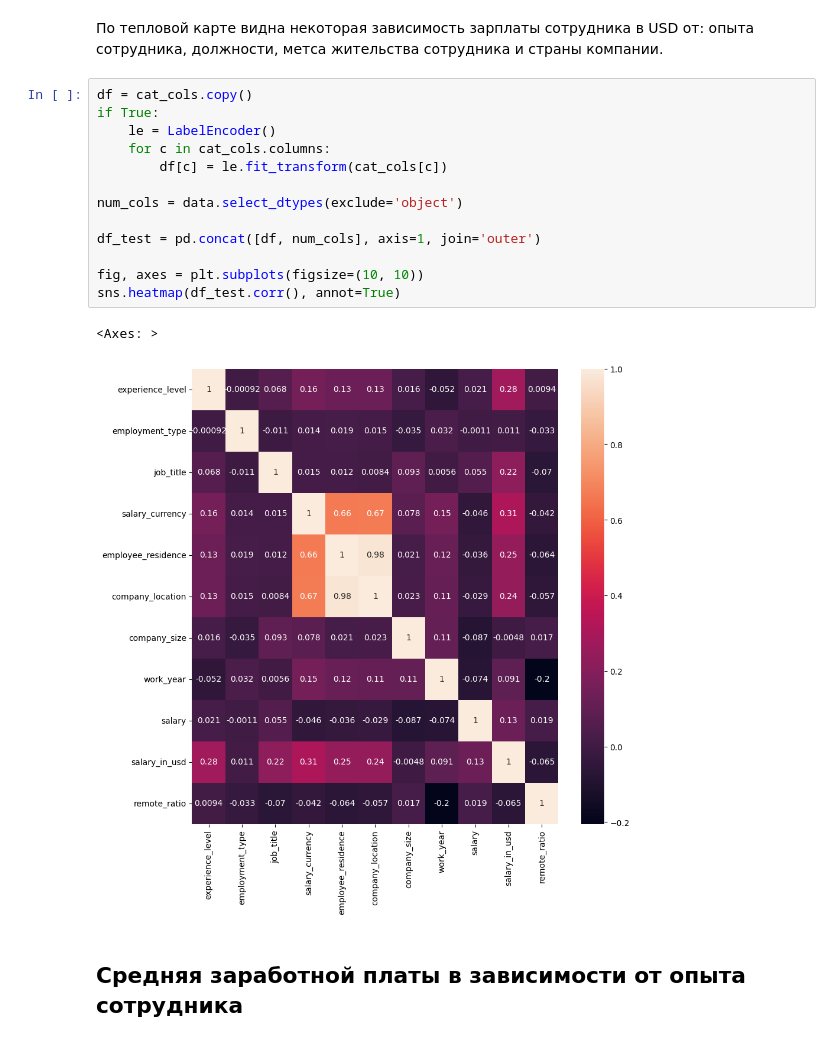
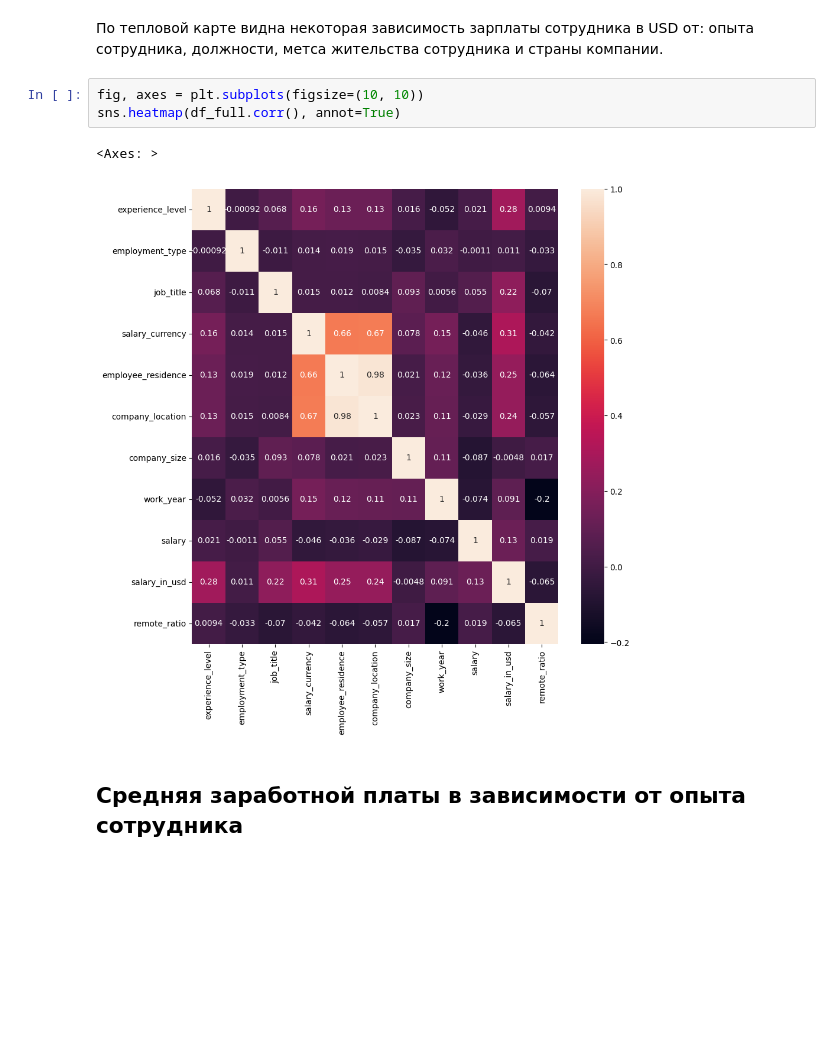
Before and after one commit to OnlySem/ITMO, a Jupyter notebook: задание_1.ipynb, the cells around one changed output. Cells and saved outputs as stored; diff of their text form; blank space fills up the shorter version.

```diff
--- a/задание_1.ipynb
+++ b/задание_1.ipynb
@@ -115,22 +202,12 @@ cat_cols.describe()
 # Визуализация данных
 # %% [markdown]
 По тепловой карте видна некоторая зависимость зарплаты сотрудника в USD от: опыта сотрудника, должности, метса жительства сотрудника и страны компании.
-# %%
-df = cat_cols.copy()
-if True:
-    le = LabelEncoder()
-    for c in cat_cols.columns:
-        df[c] = le.fit_transform(cat_cols[c])
-
-num_cols = data.select_dtypes(exclude='object')
-
-df_test = pd.concat([df, num_cols], axis=1, join='outer')
-
-fig, axes = plt.subplots(figsize=(10, 10))
-sns.heatmap(df_test.corr(), annot=True)
-# %% [output]
-<Axes: >
-[figure, removed]
+# %%
+fig, axes = plt.subplots(figsize=(10, 10))
+sns.heatmap(df_full.corr(), annot=True)
+# %% [output]
+<Axes: >
+[figure, added]
 # %% [markdown]
 ## Средняя заработной платы в зависимости от опыта сотрудника
 # %%
```
Also changed, not shown: parts of 13 cells of this notebook.
